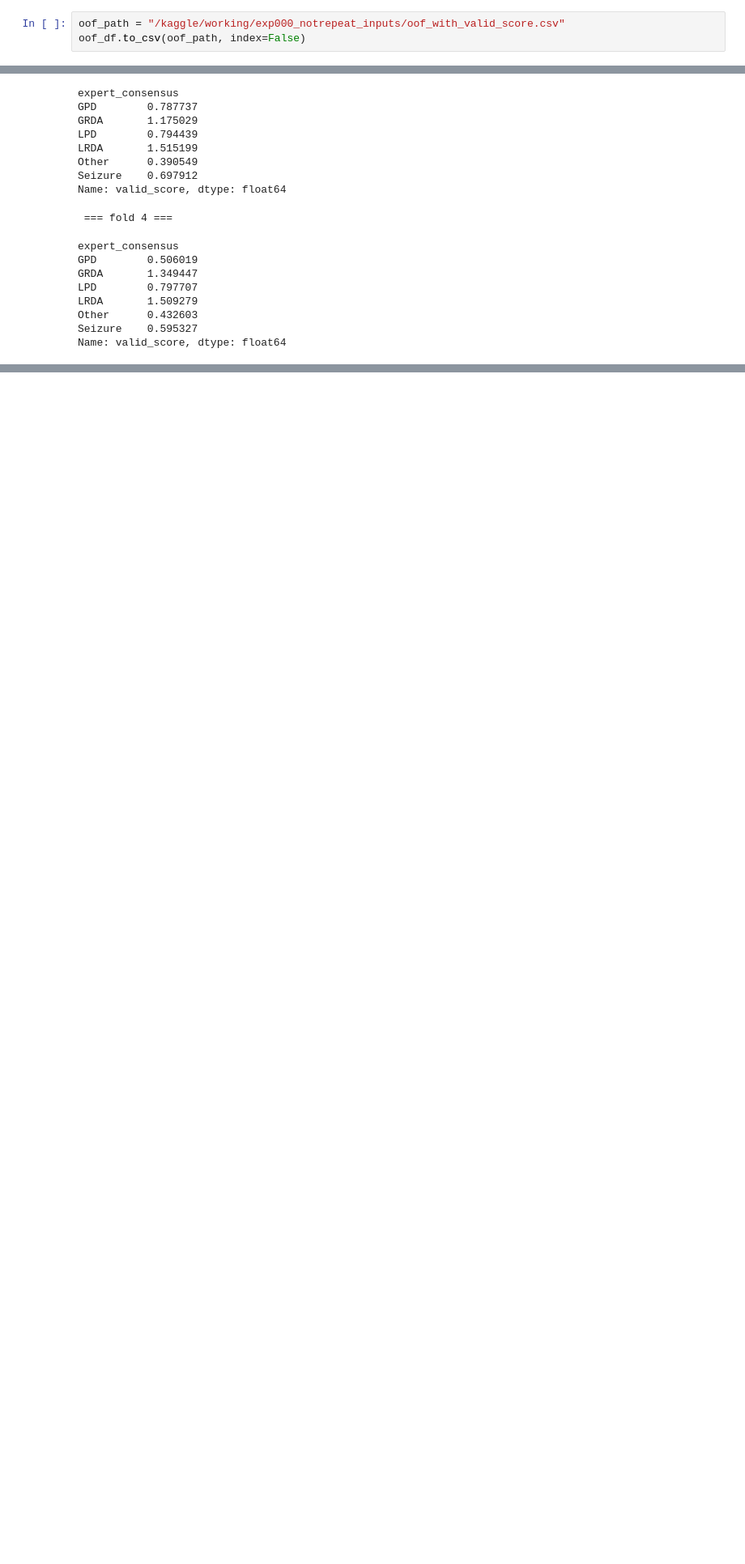
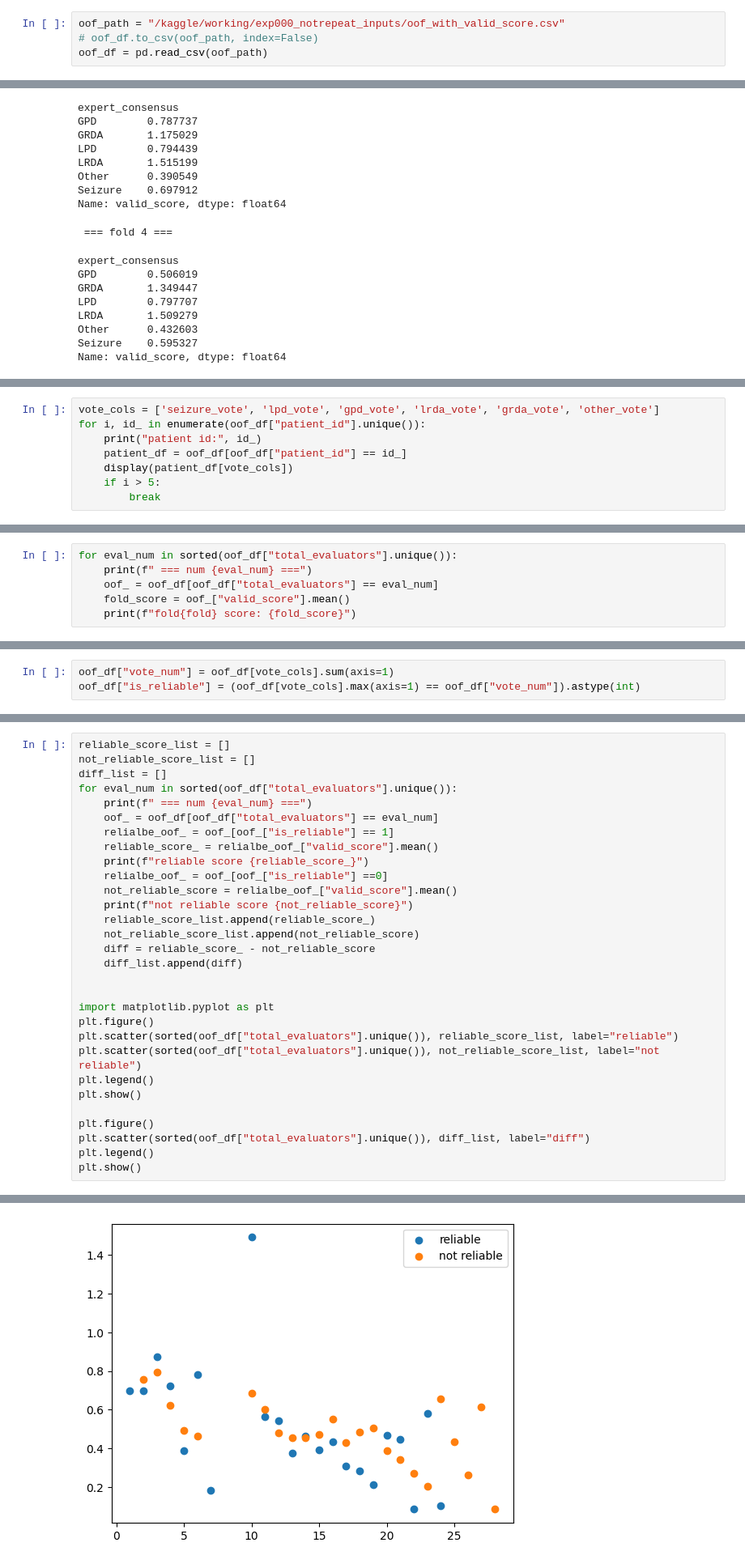
Before and after one commit to stgkrt/kaggle-hms, a Jupyter notebook: notebook/err_check_by_oof.ipynb, the cells around one changed output, grey strips where cells are left out. Shown: that part at 81% size. Drawn from its saved outputs; the diff is of its cells as text; blank space fills up the shorter version.

```diff
--- a/notebook/err_check_by_oof.ipynb
+++ b/notebook/err_check_by_oof.ipynb
@@ -35,6 +35,7 @@ oof_df["valid_score"] = oof_df.progress_apply(compute_each_score, axis=1)
 # %%
 oof_path = "/kaggle/working/exp000_notrepeat_inputs/oof_with_valid_score.csv"
-oof_df.to_csv(oof_path, index=False)
+# oof_df.to_csv(oof_path, index=False)
+oof_df = pd.read_csv(oof_path)
 # %%
 oof_df.columns
 # %% [output]
@@ -156,0 +199,8 @@ Name: valid_score, dtype: float64
+# %%
+vote_cols = ['seizure_vote', 'lpd_vote', 'gpd_vote', 'lrda_vote', 'grda_vote', 'other_vote']
+for i, id_ in enumerate(oof_df["patient_id"].unique()):
+    print("patient id:", id_)
+    patient_df = oof_df[oof_df["patient_id"] == id_]
+    display(patient_df[vote_cols])
+    if i > 5:
+        break
@@ -156,0 +259,6 @@ Name: valid_score, dtype: float64
+# %%
+for eval_num in sorted(oof_df["total_evaluators"].unique()):
+    print(f" === num {eval_num} ===")
+    oof_ = oof_df[oof_df["total_evaluators"] == eval_num]
+    fold_score = oof_["valid_score"].mean()
+    print(f"fold{fold} score: {fold_score}")
@@ -156,0 +283,3 @@ Name: valid_score, dtype: float64
+# %%
+oof_df["vote_num"] = oof_df[vote_cols].sum(axis=1)
+oof_df["is_reliable"] = (oof_df[vote_cols].max(axis=1) == oof_df["vote_num"]).astype(int)
@@ -156,0 +352,31 @@ Name: valid_score, dtype: float64
+# %%
+reliable_score_list = []
+not_reliable_score_list = []
+diff_list = []
+for eval_num in sorted(oof_df["total_evaluators"].unique()):
+    print(f" === num {eval_num} ===")
+    oof_ = oof_df[oof_df["total_evaluators"] == eval_num]
+    relialbe_oof_ = oof_[oof_["is_reliable"] == 1]
+    reliable_score_ = relialbe_oof_["valid_score"].mean()
+    print(f"reliable score {reliable_score_}")
+    relialbe_oof_ = oof_[oof_["is_reliable"] ==0]
+    not_reliable_score = relialbe_oof_["valid_score"].mean()
+    print(f"not reliable score {not_reliable_score}")
+    reliable_score_list.append(reliable_score_)
+    not_reliable_score_list.append(not_reliable_score)
+    diff = reliable_score_ - not_reliable_score
+    diff_list.append(diff)
+
+
+import matplotlib.pyplot as plt
+plt.figure()
+plt.scatter(sorted(oof_df["total_evaluators"].unique()), reliable_score_list, label="reliable")
+plt.scatter(sorted(oof_df["total_evaluators"].unique()), not_reliable_score_list, label="not reliable")
+plt.legend()
+plt.show()
+
+plt.figure()
+plt.scatter(sorted(oof_df["total_evaluators"].unique()), diff_list, label="diff")
+plt.legend()
+plt.show()
+# %% [output]
@@ -156,0 +400 @@ Name: valid_score, dtype: float64
+[figure, added]
```
Also changed, not shown: parts of 13 cells of this notebook, 4 other files.
